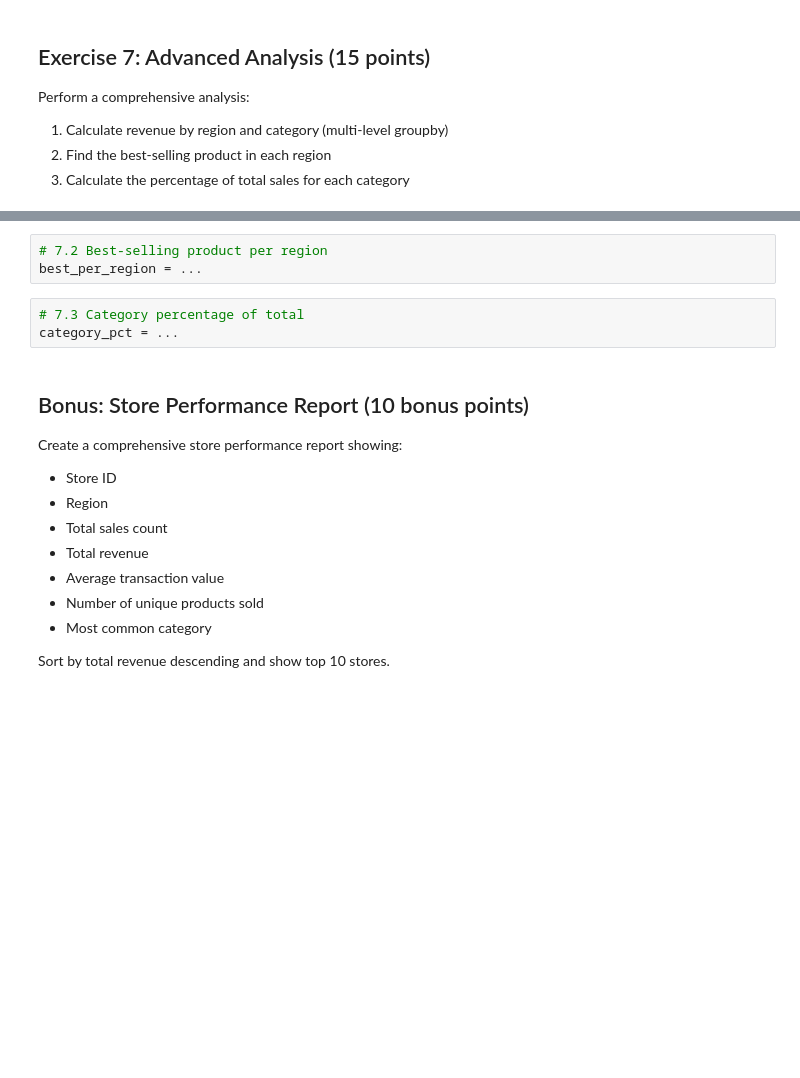
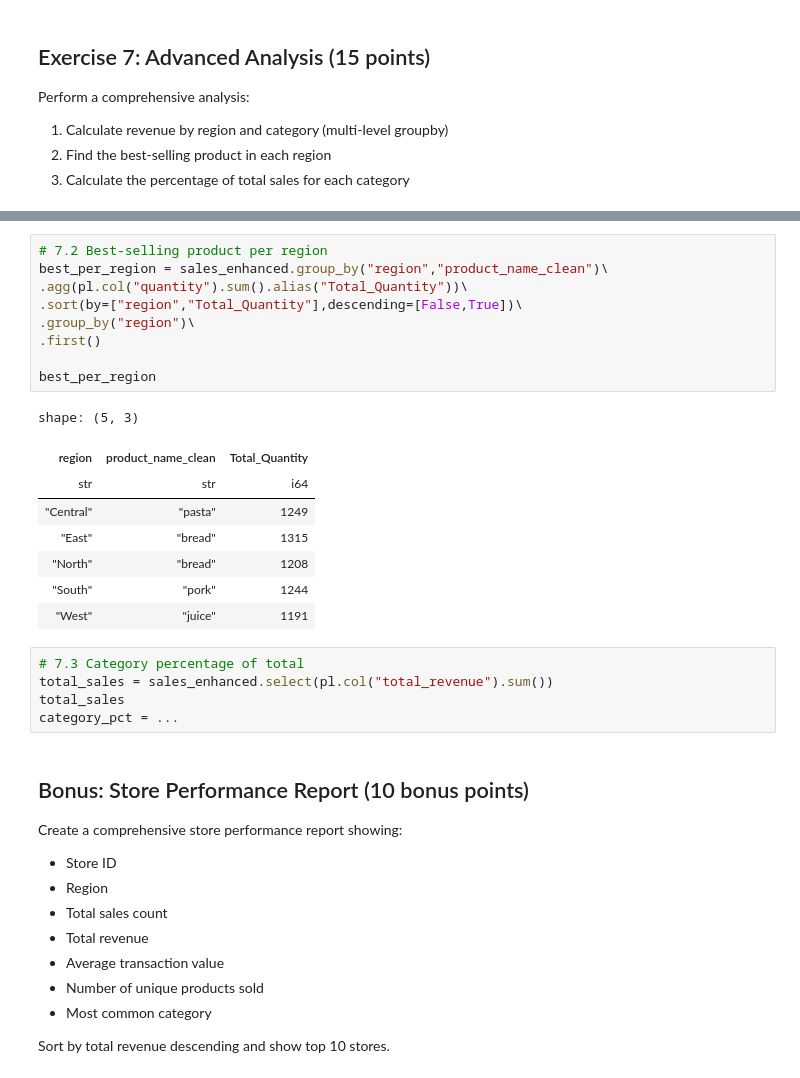
Before and after one commit to Navenkumar-Balasubramaniam/00-General, a Jupyter notebook: 18 Polars/exercise 2/s02_data_manipulation_homework.ipynb, the cells around one changed output, grey strips where cells are left out. Cells and saved outputs as stored; diff of their text form; blank space fills up the shorter version.

```diff
--- a/18 Polars/exercise 2/s02_data_manipulation_homework.ipynb
+++ b/18 Polars/exercise 2/s02_data_manipulation_homework.ipynb
@@ -236,8 +252,25 @@ region_category = ...
 # %%
 # 7.2 Best-selling product per region
-best_per_region = ...
+best_per_region = sales_enhanced.group_by("region","product_name_clean")\
+.agg(pl.col("quantity").sum().alias("Total_Quantity"))\
+.sort(by=["region","Total_Quantity"],descending=[False,True])\
+.group_by("region")\
+.first()
+
+best_per_region
+# %% [output]
+shape: (5, 3)
+| region | product_name_clean | Total_Quantity |
+| str | str | i64 |
+| "Central" | "pasta" | 1249 |
+| "East" | "bread" | 1315 |
+| "North" | "bread" | 1208 |
+| "South" | "pork" | 1244 |
+| "West" | "juice" | 1191 |
 # %%
 # 7.3 Category percentage of total
+total_sales = sales_enhanced.select(pl.col("total_revenue").sum())
+total_sales
 category_pct = ...
 # %% [markdown]
 ## Bonus: Store Performance Report (10 bonus points)
```
Also changed, not shown: parts of 1 cell of this notebook.
